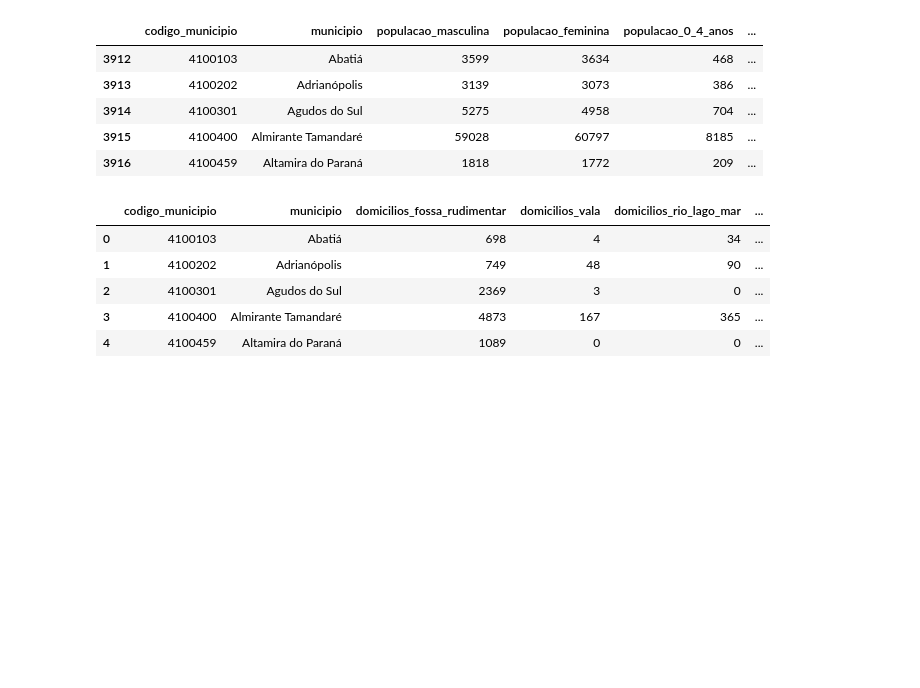
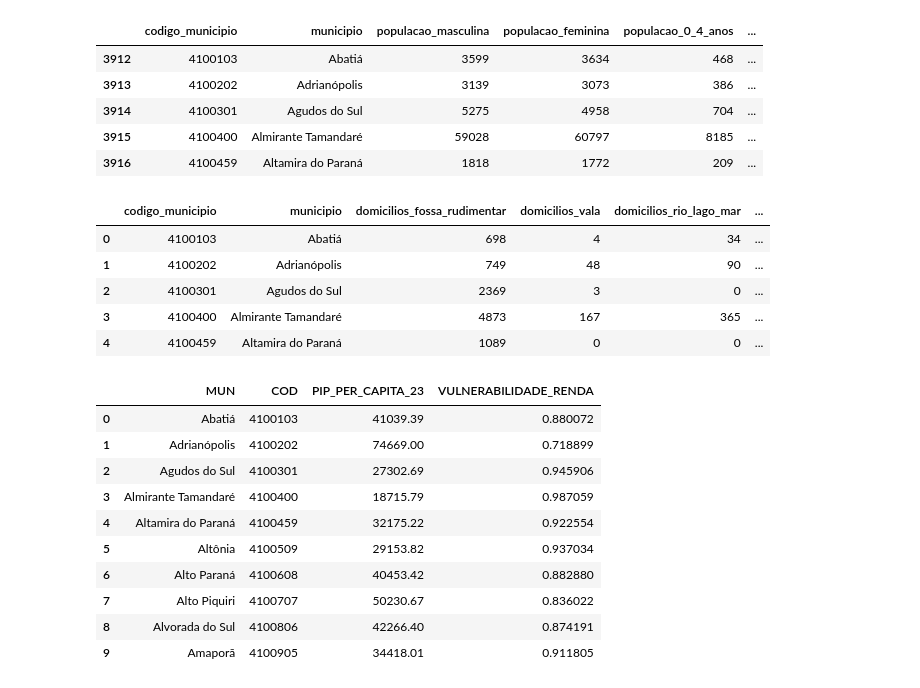
Before and after one commit to vzuza/codigos_amanha, a Jupyter notebook: projeto_codigos.ipynb, the cells around one changed output. Saved outputs shown, nothing was run; the diff lists cells and outputs as text; code cells hidden in the pictures; blank space fills up the shorter version.

```diff
--- a/projeto_codigos.ipynb
+++ b/projeto_codigos.ipynb
@@ -227,0 +196,15 @@ df_renda_limpo = df_renda_PR
+# %%
+#Padronizando os dados de renda (IBGE/PR)
+
+df_renda_limpo = df_renda_PR[
+    [
+        'MUN',
+        'COD',
+        'POP_TOTAL',
+        'RECEITA_BRUTA_25',
+        'DESPESA_EMPENHADA_BRUTA_25',
+        'PIP_PER_CAPITA_23'
+    ]].copy()
+
+df_renda_PR.head()
+print(f'A planilha de renda possui {df_renda_limpo.shape[0]} linhas e {df_renda_limpo.shape[1]} colunas')
@@ -364,3 +349,32 @@ df_saneamento_limpo.head()
 | 2 | 4100301 | Agudos do Sul | 2369 | 3 | 0 | ... |
 | 3 | 4100400 | Almirante Tamandaré | 4873 | 167 | 365 | ... |
 | 4 | 4100459 | Altamira do Paraná | 1089 | 0 | 0 | ... |
+# %%
+# Modelando os dados de renda (IBGE/PR)
+
+renda_min = df_renda_limpo['PIP_PER_CAPITA_23'].min()
+renda_max = df_renda_limpo['PIP_PER_CAPITA_23'].max()
+
+df_renda_limpo['VULNERABILIDADE_RENDA'] = (
+    (renda_max - df_renda_limpo['PIP_PER_CAPITA_23'])
+    / (renda_max - renda_min)
+)
+
+display(df_renda_limpo[[
+    'MUN',
+    'COD',
+    'PIP_PER_CAPITA_23',
+    'VULNERABILIDADE_RENDA'
+]].head(10))
+# %% [output]
+|  | MUN | COD | PIP_PER_CAPITA_23 | VULNERABILIDADE_RENDA |
+| 0 | Abatiá | 4100103 | 41039.39 | 0.880072 |
+| 1 | Adrianópolis | 4100202 | 74669.00 | 0.718899 |
+| 2 | Agudos do Sul | 4100301 | 27302.69 | 0.945906 |
+| 3 | Almirante Tamandaré | 4100400 | 18715.79 | 0.987059 |
+| 4 | Altamira do Paraná | 4100459 | 32175.22 | 0.922554 |
+| 5 | Altônia | 4100509 | 29153.82 | 0.937034 |
+| 6 | Alto Paraná | 4100608 | 40453.42 | 0.882880 |
+| 7 | Alto Piquiri | 4100707 | 50230.67 | 0.836022 |
+| 8 | Alvorada do Sul | 4100806 | 42266.40 | 0.874191 |
+| 9 | Amaporã | 4100905 | 34418.01 | 0.911805 |
```
Also changed, not shown: parts of 4 cells of this notebook.
